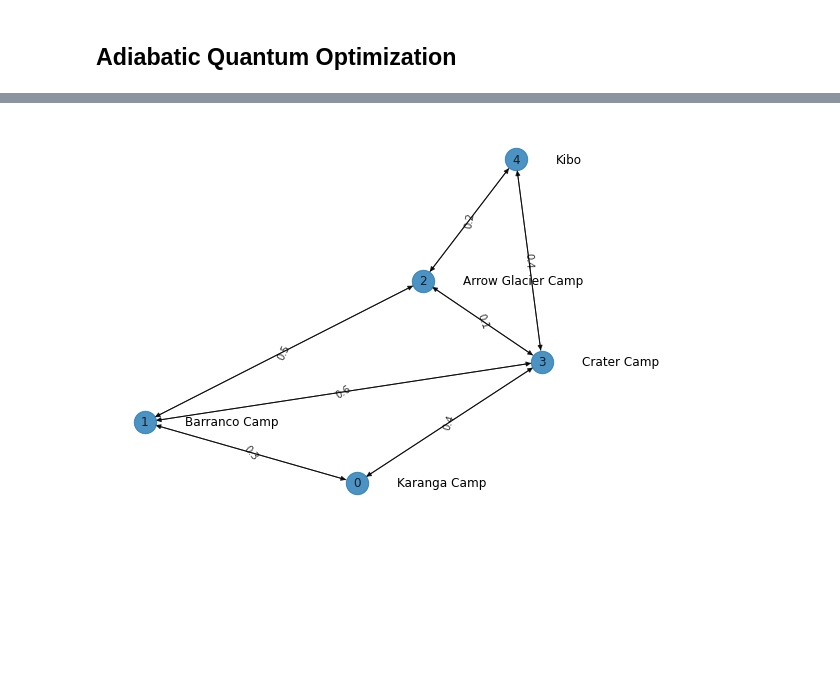
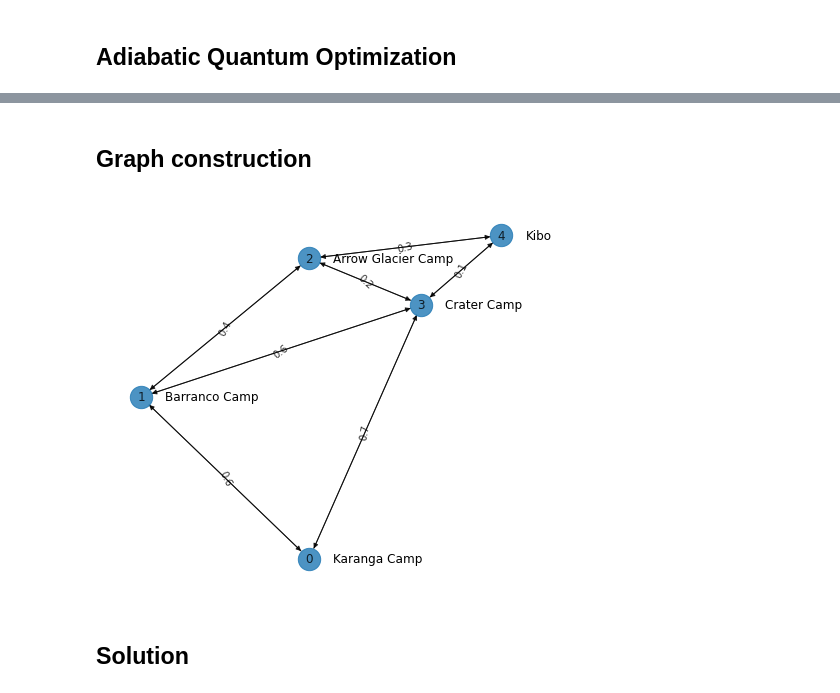
Before and after one commit to djam2608/ETH-HACKATHON-2023, a Jupyter notebook: Software Track/TSP_introductory_challenge.ipynb, the cells around one changed output, grey strips where cells are left out. Cells and saved outputs as stored; diff of their text form; code cells hidden in the pictures; blank space fills up the shorter version.

Commit message:
adding solution notebook for the software challenge

```diff
--- a/Software Track/TSP_introductory_challenge.ipynb
+++ b/Software Track/TSP_introductory_challenge.ipynb
@@ -18,14 +33,14 @@ import numpy as np
 G = nx.DiGraph()
 
 # define the edges of the graph with their corresponding weights
-G.add_edge(0, 1, weight=0.6)
-G.add_edge(1, 0, weight=0.6)
+G.add_edge(0, 1, weight=0.4)
+G.add_edge(1, 0, weight=0.4)
 
-G.add_edge(0, 2, weight=0.5)
-G.add_edge(2, 0, weight=0.5)
+G.add_edge(0, 2, weight=0.6)
+G.add_edge(2, 0, weight=0.6)
 
-G.add_edge(1, 2, weight=0.1)
-G.add_edge(2, 1, weight=0.1)
+G.add_edge(1, 2, weight=0.2)
+G.add_edge(2, 1, weight=0.2)
 
 
 # save the labels of the various edges to be able to plot them.
@@ -38,8 +53,8 @@ pos = {0: np.array([-0.3, -0.3 ]), 1: np.array([-0.06 ,  0.2]), 2: np.array([0.1
 # creating node labels
 labels = {}
 labels[0] = 'Barranco Camp'
-labels[1] = 'Crater Camp'
-labels[2] = 'Arrow Glacier Camp'
+labels[1] = 'Arrow Glacier Camp'
+labels[2] = 'Crater Camp'
 
 # applying a shift to the node labels for readability purposes
 shift = np.array([0.03, 0])
@@ -243,3 +262,5 @@ The new graph includes our starting and ending points, as çour journey will sta
+# %% [markdown]
+## Graph construction
 # %%
 import matplotlib.pylab as plt
 import networkx as nx
@@ -249,26 +270,26 @@ import numpy as np
 G = nx.DiGraph()
 
 # define the edges of the graph with their corresponding weights
-G.add_edge(0, 1, weight=0.3)
-G.add_edge(1, 0, weight=0.3)
+G.add_edge(0, 1, weight=0.6)
+G.add_edge(1, 0, weight=0.6)
 
-G.add_edge(0, 3, weight=0.4)
-G.add_edge(3, 0, weight=0.4)
+G.add_edge(0, 3, weight=0.7)
+G.add_edge(3, 0, weight=0.7)
 
 G.add_edge(1, 3, weight=0.6)
 G.add_edge(3, 1, weight=0.6)
 
-G.add_edge(1, 2, weight=0.5)
-G.add_edge(2, 1, weight=0.5)
+G.add_edge(1, 2, weight=0.4)
+G.add_edge(2, 1, weight=0.4)
 
-G.add_edge(2, 3, weight=0.1)
-G.add_edge(3, 2, weight=0.1)
+G.add_edge(2, 3, weight=0.2)
+G.add_edge(3, 2, weight=0.2)
 
-G.add_edge(3, 4, weight=0.4)
-G.add_edge(4, 3, weight=0.4)
+G.add_edge(3, 4, weight=0.1)
+G.add_edge(4, 3, weight=0.1)
 
-G.add_edge(2, 4, weight=0.2)
-G.add_edge(4, 2, weight=0.2)
+G.add_edge(2, 4, weight=0.3)
+G.add_edge(4, 2, weight=0.3)
 
 
 # save the labels of the various edges to be able to plot them.
@@ -276,38 +297,40 @@ edge_labels= {}
 for (u,v) in G.edges():
     edge_labels[(u,v)] = G[u][v]["weight"]
 
-pos = {0: np.array([-0.04, -0.6 ]), 1: np.array([-0.2, -0.3 ]), 2: np.array([0.01 ,  0.4]), 3: np.array([0.1, 0. ]), 4: np.array([0.08, 1. ])}
+pos = {0: np.array([0.01, -1 ]), 1: np.array([-0.2, -0.3 ]), 2: np.array([0.01 ,  0.3]), 3: np.array([0.15, 0.1 ]), 4: np.array([0.25, 0.4 ])}
 
 # creating node labels
 labels = {}
 labels[0] = 'Karanga Camp'
 labels[1] = 'Barranco Camp'
 labels[2] = 'Arrow Glacier Camp'
 labels[3] = 'Crater Camp'
 labels[4] = 'Kibo'
 
 # applying a shift to the node labels for readability purposes
 shift = np.array([0.03, 0])
 shifted_pos ={node: node_pos + shift for (node, node_pos) in pos.items()}
 
 # draw node labels
 nx.draw_networkx_labels(G, shifted_pos, labels=labels, horizontalalignment="left")
 
 
 #plot the graph and the edge labels
 nx.draw_networkx_edge_labels(G, pos, edge_labels=edge_labels, alpha=0.8)
 nx.draw(G, pos, with_labels=True, alpha=0.8, node_size=500)
 
 # adjust frame to avoid cutting text, may need to adjust the value
 axis = plt.gca()
 lim = axis.get_xlim()
 axis.set_xlim([lim[0], lim[1] * 1.7])
 
 # increase the size of the figure
 figure_size = plt.gcf().get_size_inches()
 factor = 1.8
 plt.gcf().set_size_inches(factor * figure_size)
 
 plt.show()
 # %% [output]
-[figure, old version]
+[figure, new version]
+# %% [markdown]
+## Solution
```
Also changed, not shown: parts of 17 cells of this notebook.
